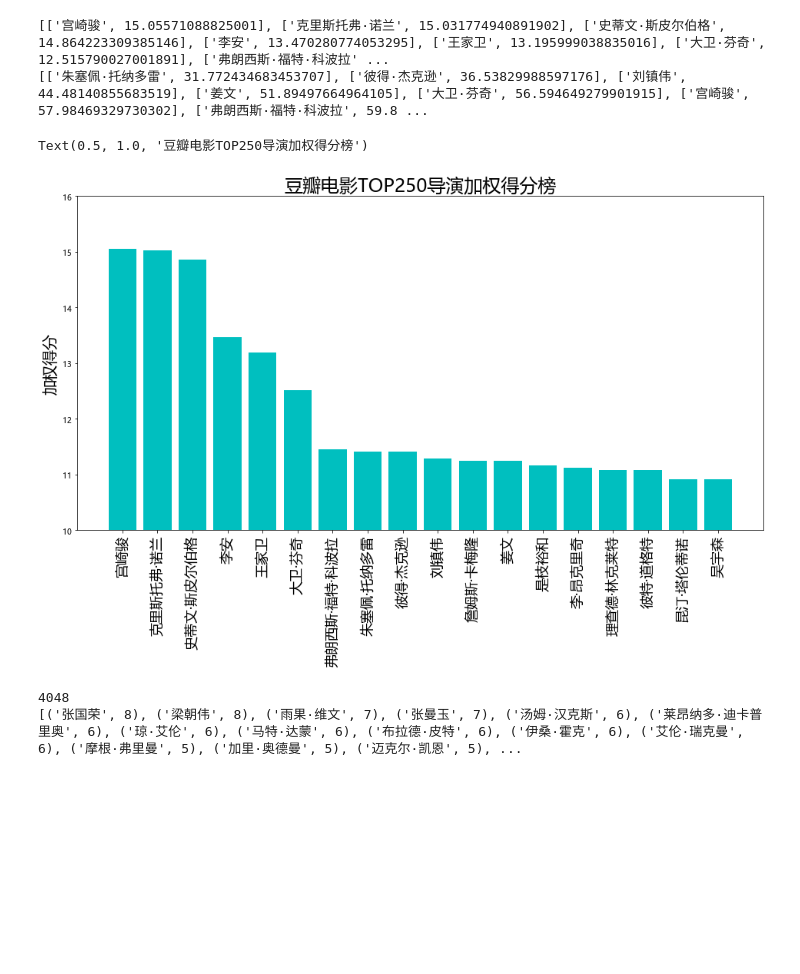
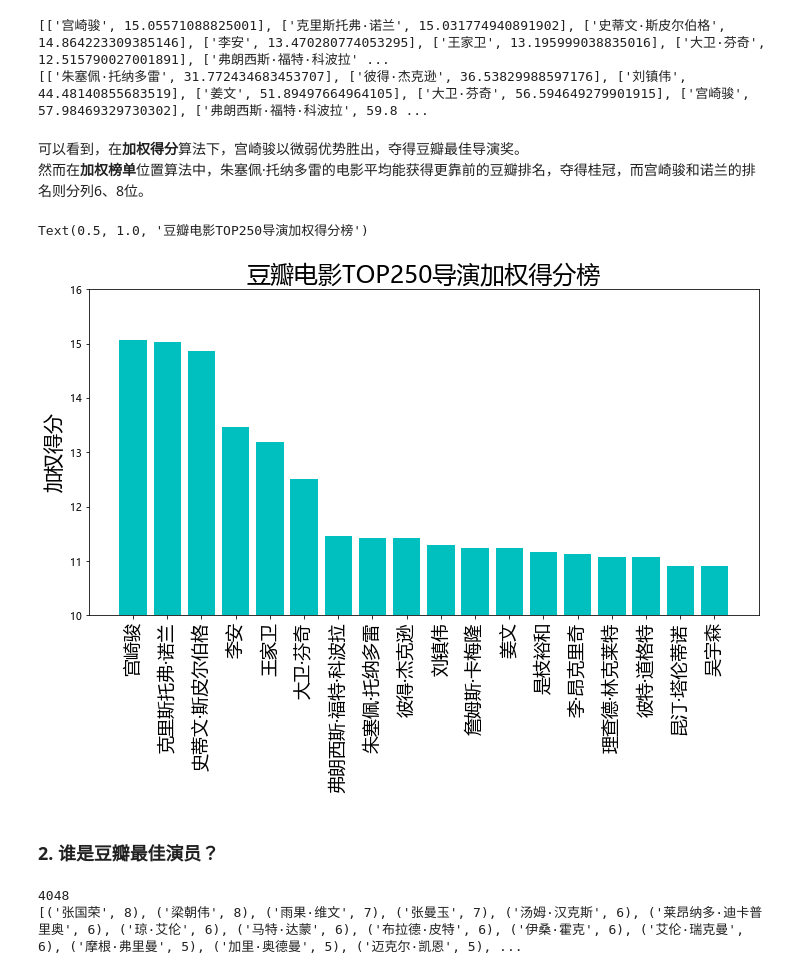
Before and after one commit to sudiechong/Douban-Movie-Top250, a Jupyter notebook: doubantop250_report.ipynb, the cells around one changed output. Cells and saved outputs as stored; diff of their text form; code cells hidden in the pictures; blank space fills up the shorter version.

```diff
--- a/doubantop250_report.ipynb
+++ b/doubantop250_report.ipynb
@@ -129,22 +140,27 @@ print(director_rank_ind[:10])  # 加权位置榜
 # %% [output]
 [['宫崎骏', 15.05571088825001], ['克里斯托弗·诺兰', 15.031774940891902], ['史蒂文·斯皮尔伯格', 14.864223309385146], ['李安', 13.470280774053295], ['王家卫', 13.195999038835016], ['大卫·芬奇', 12.515790027001891], ['弗朗西斯·福特·科波拉' ...
 [['朱塞佩·托纳多雷', 31.772434683453707], ['彼得·杰克逊', 36.53829988597176], ['刘镇伟', 44.48140855683519], ['姜文', 51.89497664964105], ['大卫·芬奇', 56.594649279901915], ['宫崎骏', 57.98469329730302], ['弗朗西斯·福特·科波拉', 59.8 ...
+# %% [markdown]
+可以看到，在**加权得分**算法下，宫崎骏以微弱优势胜出，夺得豆瓣最佳导演奖。
+然而在**加权榜单**位置算法中，朱塞佩·托纳多雷的电影平均能获得更靠前的豆瓣排名，夺得桂冠，而宫崎骏和诺兰的排名则分列6、8位。
 # %%
 # 加权得分榜
 rank_director_name = [i[0] for i in director_rank_score]
 rank_director_score = [i[1] for i in director_rank_score]
 
-fig, ax = plt.subplots(figsize=(16, 8))
+fig, ax = plt.subplots(figsize=(12, 6))
 plt.bar(rank_director_name, rank_director_score, color='c')
 ax.set_xticklabels(labels=rank_director_name,
                    fontdict={
                        'fontsize': 18,
                        'rotation': 'vertical'
                    })
 plt.ylim([10,16])
 plt.ylabel('加权得分', fontsize=20)
 plt.title('豆瓣电影TOP250导演加权得分榜', fontsize=24)
 # %% [output]
 Text(0.5, 1.0, '豆瓣电影TOP250导演加权得分榜')
-[figure, old version]
+[figure, new version]
+# %% [markdown]
+### 2. 谁是豆瓣最佳演员？
 # %%
```
Also changed, not shown: parts of 33 cells of this notebook.
